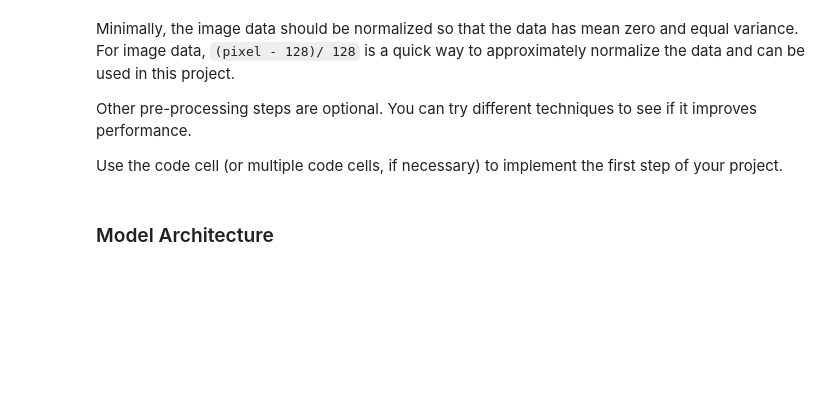
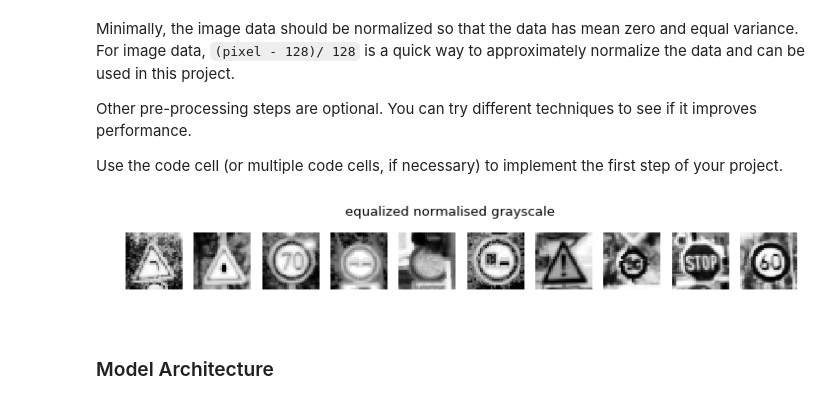
Before and after one commit to escolmebartlebooth/usdc-t1-p2-trafficsigns, a Jupyter notebook: Traffic_Sign_Classifier.ipynb, the cells around one changed output. Cells and saved outputs as stored; diff of their text form; code cells hidden in the pictures; blank space fills up the shorter version.

```diff
--- a/Traffic_Sign_Classifier.ipynb
+++ b/Traffic_Sign_Classifier.ipynb
@@ -179,8 +269,31 @@ Use the code cell (or multiple code cells, if necessary) to implement the first
 ### converting to grayscale, etc.
 ### Feel free to use as many code cells as needed.
 ### the normalisation function is found a few code cells above here
-X_train_norm = img_normalise(X_train)
+X_train_norm = img_normalise(X_train_extended)
 X_valid_norm = img_normalise(X_valid)
+# %%
+# should now take this normed version of the data and apply gray and equalise
+X_train_equal = np.zeros((X_train_norm.shape[0],32,32))
+X_valid_equal = np.zeros((X_valid_norm.shape[0],32,32))
+
+for i in range(X_train_norm.shape[0]):
+    X_train_equal[i] = skimage.exposure.equalize_hist(skimage.color.rgb2grey(X_train_norm[i]))
+
+for i in range(X_valid_norm.shape[0]):
+    X_valid_equal[i] = skimage.exposure.equalize_hist(skimage.color.rgb2grey(X_valid_norm[i]))
+
+# vizualise the result...
+fig = plt.figure(figsize=(11,1.5), dpi=80)
+plt.suptitle('equalized normalised grayscale')
+for i in indices:
+    plt.subplot(1,10,indices.index(i)+1)
+    plt.axis('off')
+    plt.imshow(X_train_equal[i], cmap='gray')
+
+X_train_equal = X_train_equal.reshape(X_train_equal.shape + (1,))
+X_valid_equal = X_valid_equal.reshape(X_valid_equal.shape + (1,))
+# %% [output]
+[figure, added]
 # %% [markdown]
 ### Model Architecture
 # %%
```
Also changed, not shown: parts of 17 cells of this notebook.
